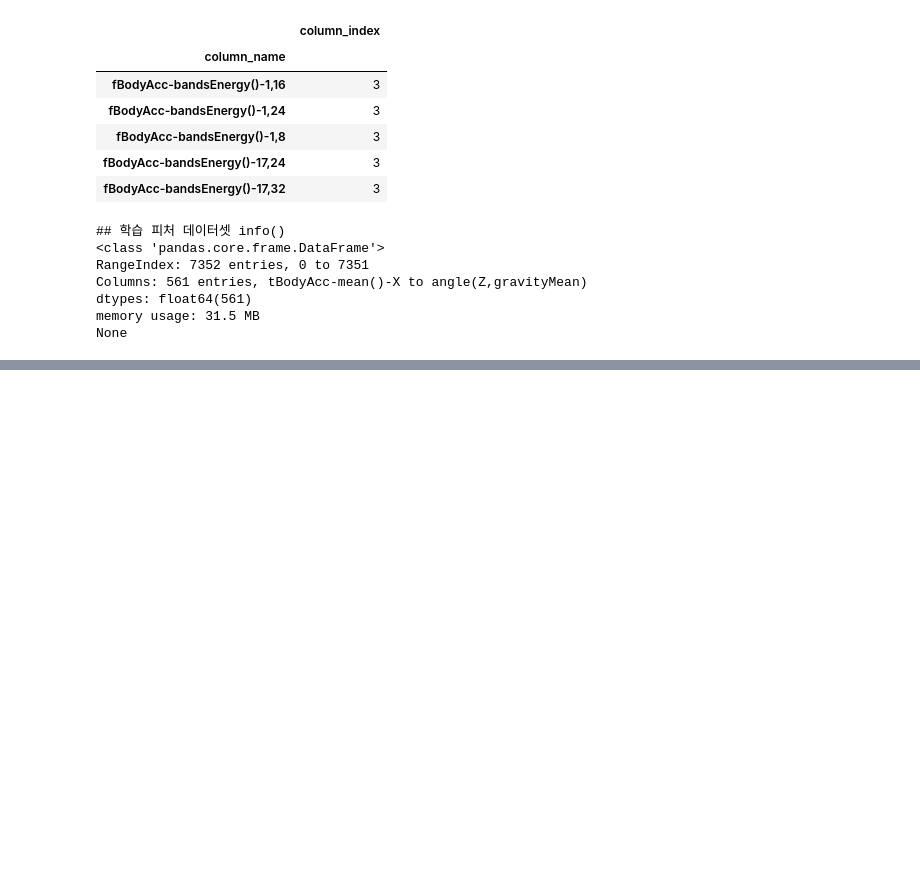
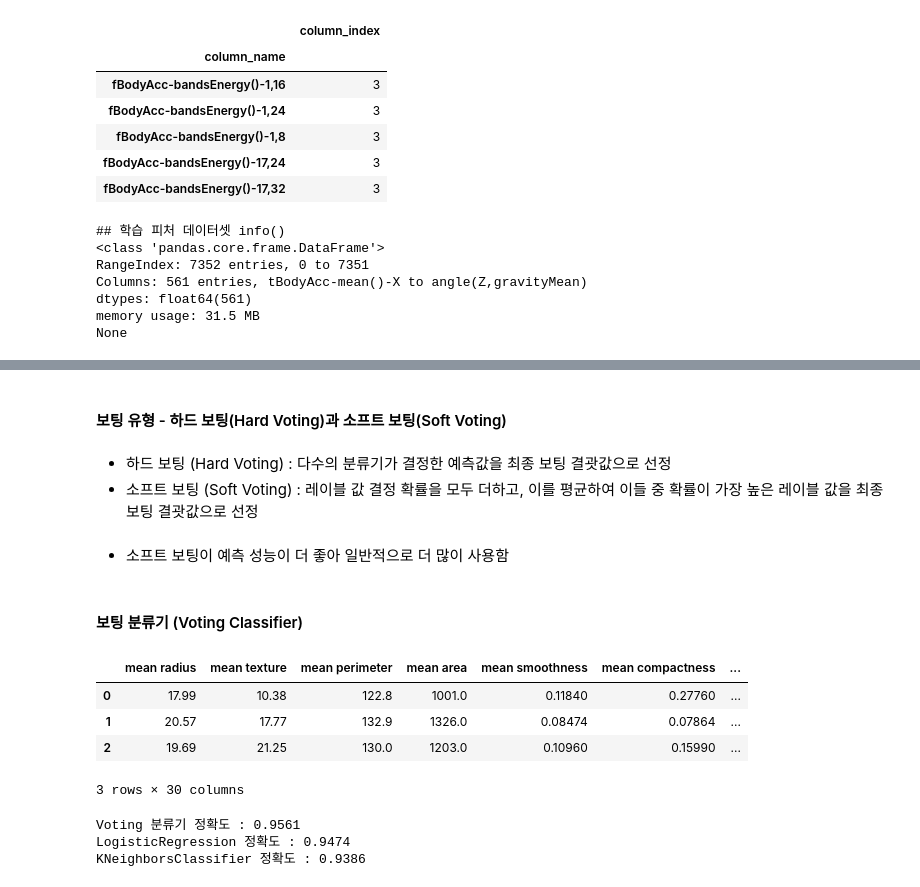
Before and after one commit to haebzzzang/ML, a Jupyter notebook: Chapter 04/Chapter_04.ipynb, the cells around one changed output, grey strips where cells are left out. Cells and saved outputs as stored; diff of their text form; code cells hidden in the pictures; blank space fills up the shorter version.

```diff
--- a/Chapter 04/Chapter_04.ipynb
+++ b/Chapter 04/Chapter_04.ipynb
@@ -226,0 +377,9 @@ None
+# %% [markdown]
+#### 보팅 유형 - 하드 보팅(Hard Voting)과 소프트 보팅(Soft Voting)
+# %% [markdown]
+- 하드 보팅 (Hard Voting) : 다수의 분류기가 결정한 예측값을 최종 보팅 결괏값으로 선정
+- 소프트 보팅 (Soft Voting) : 레이블 값 결정 확률을 모두 더하고, 이를 평균하여 이들 중 확률이 가장 높은 레이블 값을 최종 보팅 결괏값으로 선정
+# %% [markdown]
+- 소프트 보팅이 예측 성능이 더 좋아 일반적으로 더 많이 사용함
+# %% [markdown]
+#### 보팅 분류기 (Voting Classifier)
@@ -226,0 +395,40 @@ None
+# %%
+cancer = load_breast_cancer()
+
+data_df = pd.DataFrame(cancer.data, columns = cancer.feature_names)
+data_df.head(3)
+# %% [output]
+|  | mean radius | mean texture | mean perimeter | mean area | mean smoothness | mean compactness | ... |
+| 0 | 17.99 | 10.38 | 122.8 | 1001.0 | 0.11840 | 0.27760 | ... |
+| 1 | 20.57 | 17.77 | 132.9 | 1326.0 | 0.08474 | 0.07864 | ... |
+| 2 | 19.69 | 21.25 | 130.0 | 1203.0 | 0.10960 | 0.15990 | ... |
+3 rows × 30 columns
+# %%
+## 개별 모델로 로지스틱 회귀와 KNN
+lr_clf = LogisticRegression(solver = 'liblinear')
+knn_clf = KNeighborsClassifier(n_neighbors = 8)
+
+## 개별 모델을 소프트 보팅 기반 앙상블 모델로 구현
+# voting 기본 값은 hard
+vo_clf = VotingClassifier(estimators = [('LR', lr_clf), ('KNN', knn_clf)], voting = 'soft')
+
+X_train, X_test, y_train, y_test = train_test_split(cancer.data, cancer.target, test_size = 0.2, random_state = 156)
+
+## VotingClassifier 학습/예측/평가
+vo_clf.fit(X_train, y_train)
+pred = vo_clf.predict(X_test)
+
+print('Voting 분류기 정확도 : {0:.4f}'.format(accuracy_score(y_test, pred)))
+
+## 개별 모델의 학습/예측/평가
+classifiers = [lr_clf, knn_clf]
+
+for classifier in classifiers :
+    classifier.fit(X_train, y_train)
+    pred = classifier.predict(X_test)
+    class_name = classifier.__class__.__name__
+    print('{0} 정확도 : {1:.4f}'.format(class_name, accuracy_score(y_test, pred)))
+# %% [output]
+Voting 분류기 정확도 : 0.9561
+LogisticRegression 정확도 : 0.9474
+KNeighborsClassifier 정확도 : 0.9386
```
Also changed, not shown: parts of 20 cells of this notebook, 29 other files.
